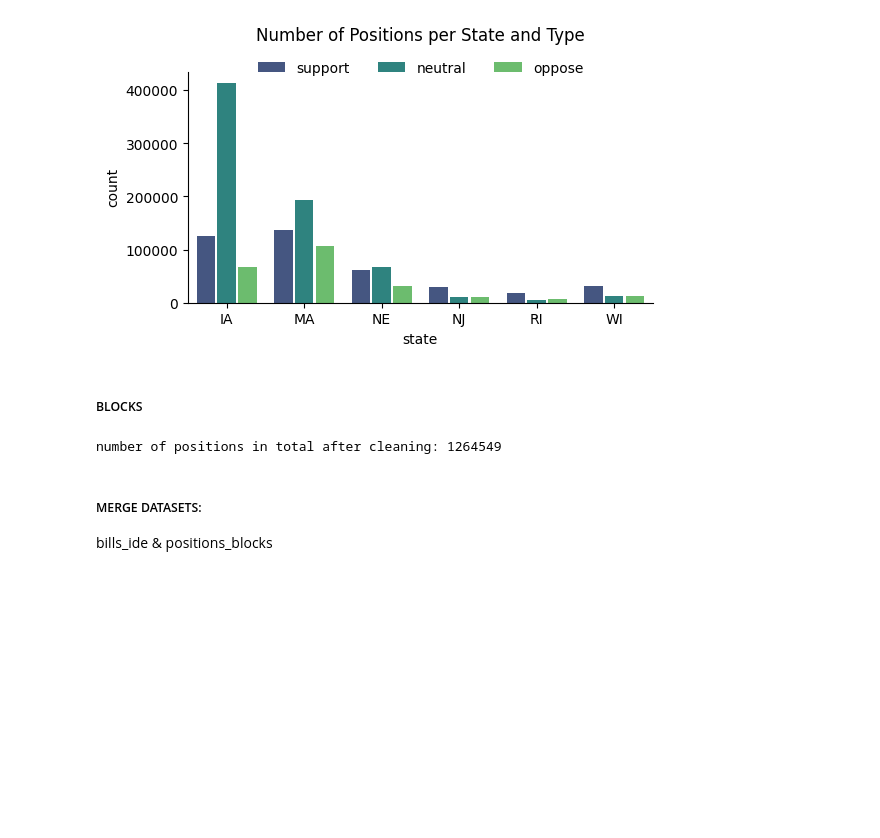
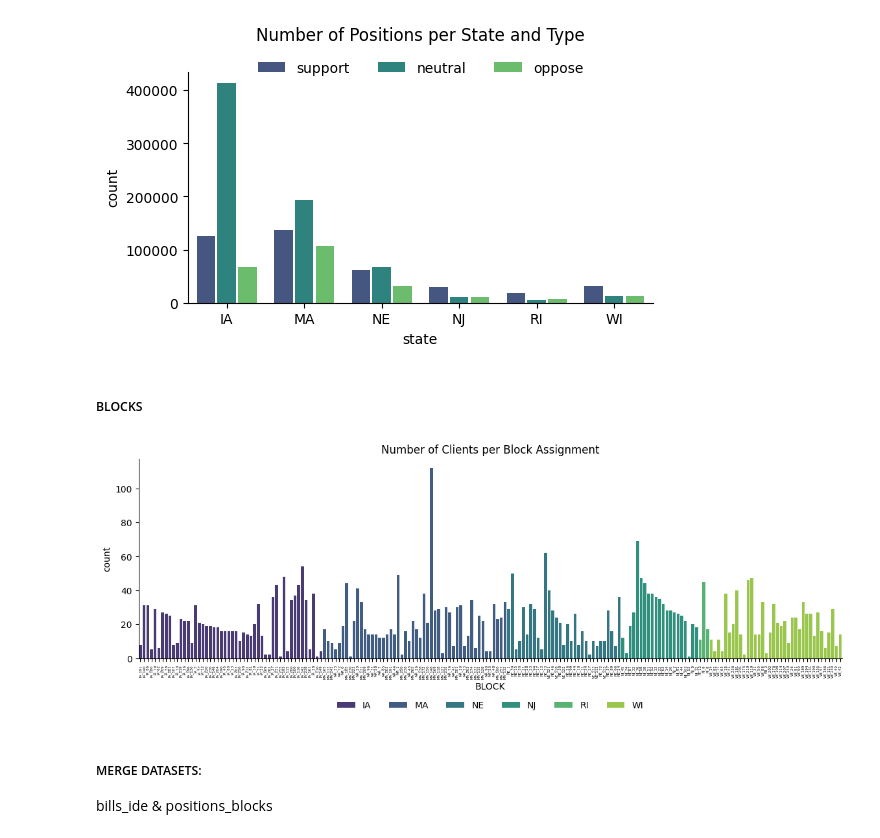
Before and after one commit to lrahbek/DPF_exam, a Jupyter notebook: src/eda.ipynb, the cells around one changed output. Drawn from its saved outputs; the diff is of its cells as text; code cells hidden in the pictures; blank space fills up the shorter version.

```diff
--- a/src/eda.ipynb
+++ b/src/eda.ipynb
@@ -185,9 +203,23 @@ plt.savefig("../figs/position_type.png", bbox_inches='tight', dpi=1000)
 #BLOCKS
 positions_blocks = clean_blocks(blocks, positions_sub, states_lobby)
 print(f"number of positions in total after cleaning: {len(positions_blocks)}")
-del blocks, positions_sub
-# %% [output]
-number of positions in total after cleaning: 1264549
+# %%
+#def state col for plotting
+positions_blocks["state"] = positions_blocks["state_client_id"].apply(lambda x: x.split("_")[0])
+clients_by_state = pd.DataFrame(positions_blocks[["state", "block_1", "state_client_id"]].drop_duplicates().value_counts(["state", "block_1"])).reset_index()
+clients_by_state["BLOCK"] = clients_by_state["state"]+"_"+clients_by_state["block_1"]
+clients_by_state = clients_by_state.sort_values("state").reset_index()
+# %%
+#PLOT CLIENTS PER BLOCK
+fig, ax = plt.subplots(figsize=(14, 4))
+p = sns.barplot(clients_by_state, x="BLOCK", y="count", hue="state", palette=states_palette)
+sns.despine()
+sns.move_legend(p, "lower center",  bbox_to_anchor=(0.5, -0.3), ncol=6,  frameon=False, title=None)
+ax.set_title('Number of Clients per Block Assignment')
+plt.tick_params(axis="x", labelsize=4, labelrotation=90)
+plt.savefig("../out/figs/clients_counts.png", bbox_inches='tight', dpi=1000)
+# %% [output]
+[figure, added]
 # %% [markdown]
 ##### MERGE DATASETS:
 bills_ide & positions_blocks
```
Also changed, not shown: parts of 16 cells of this notebook, 21 other files.
